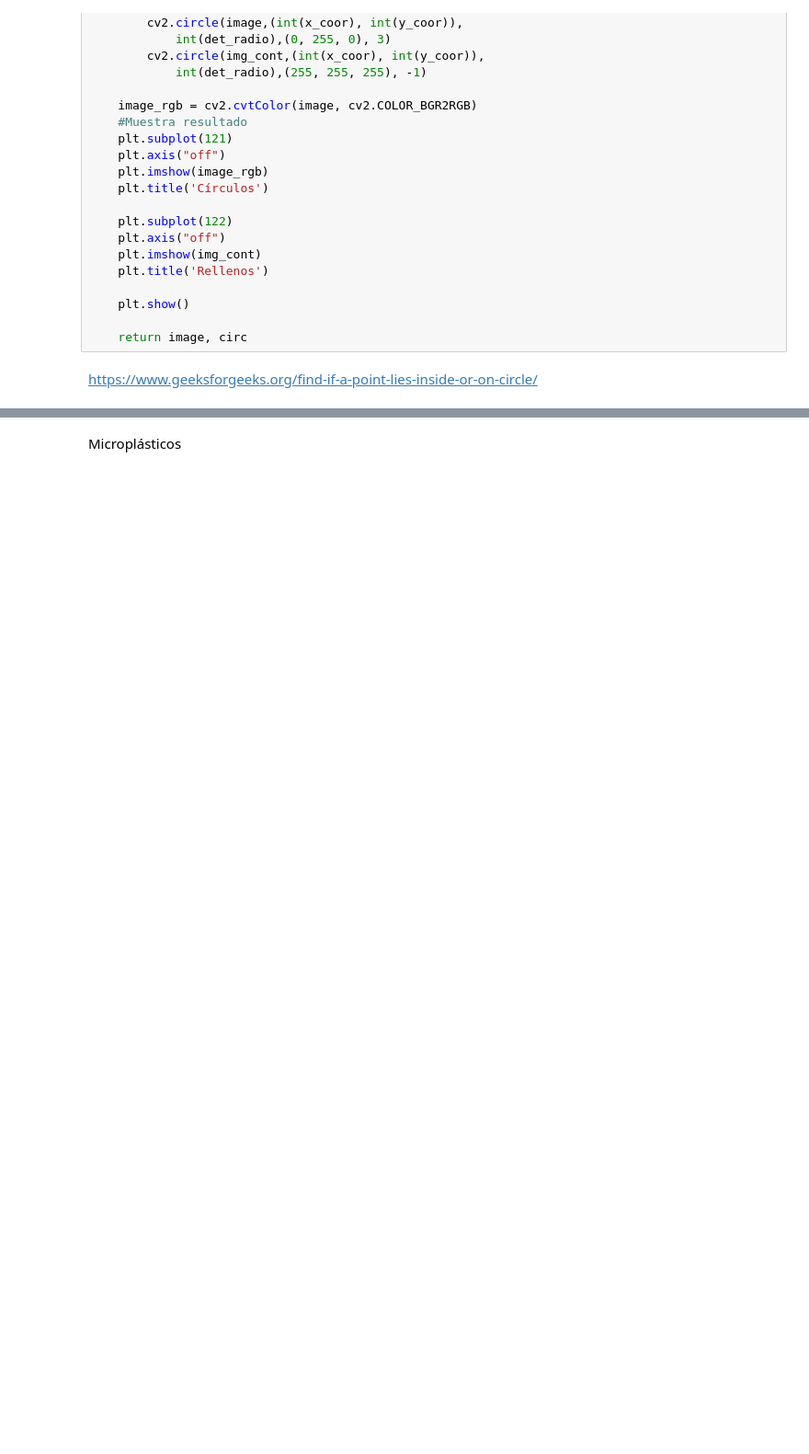
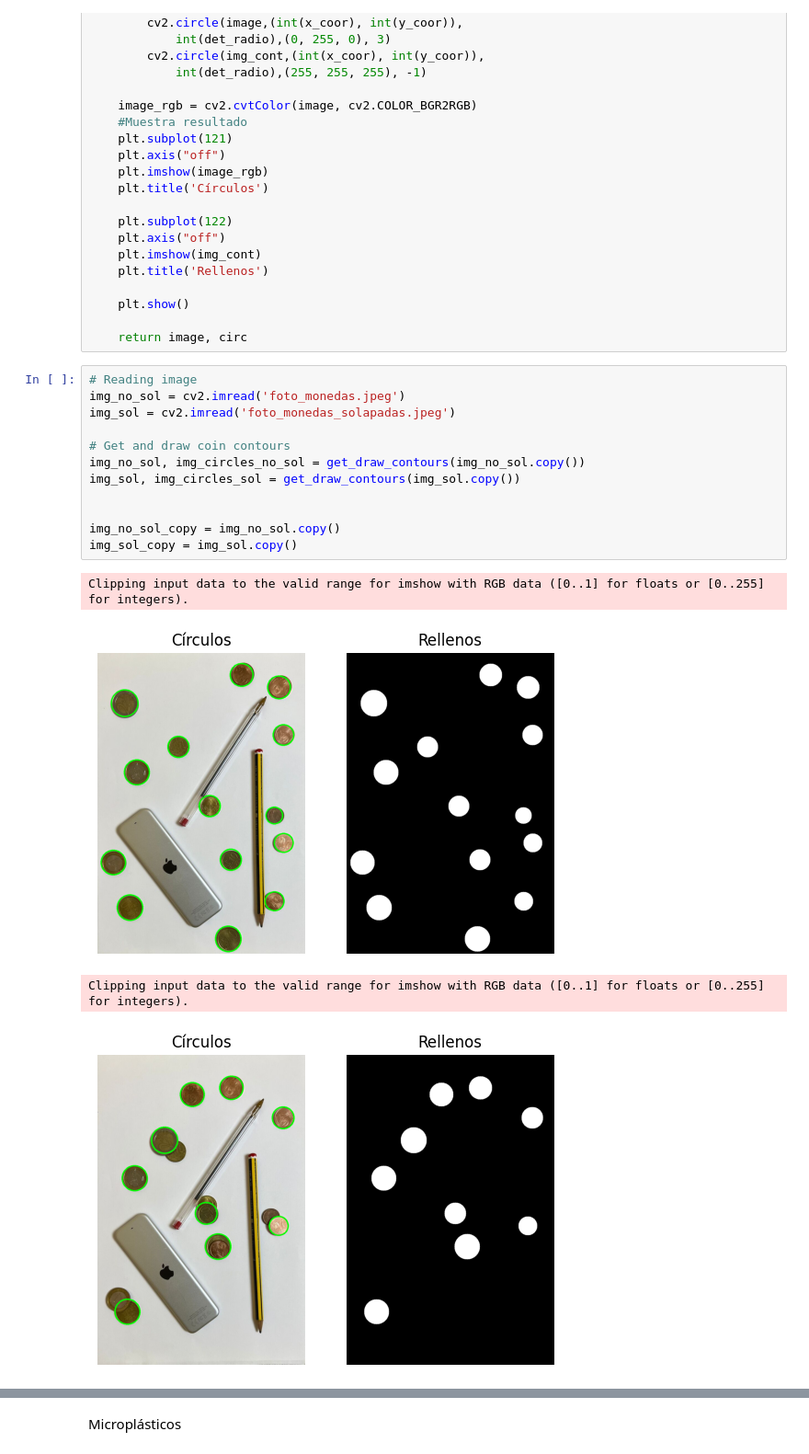
Before and after one commit to raulmat19/Vision-por-Computador, a Jupyter notebook: Práctica 3/VC_P3.ipynb, the cells around one changed output, grey strips where cells are left out. Shown at 92% size. Saved outputs shown, nothing was run; the diff lists cells and outputs as text; blank space fills up the shorter version.

```diff
--- a/Práctica 3/VC_P3.ipynb
+++ b/Práctica 3/VC_P3.ipynb
@@ -338,5 +349,20 @@ def get_draw_contours(image):
     plt.show()
 
     return image, circ
-# %% [markdown]
-https://www.geeksforgeeks.org/find-if-a-point-lies-inside-or-on-circle/
+# %%
+# Reading image
+img_no_sol = cv2.imread('foto_monedas.jpeg')
+img_sol = cv2.imread('foto_monedas_solapadas.jpeg')
+
+# Get and draw coin contours
+img_no_sol, img_circles_no_sol = get_draw_contours(img_no_sol.copy())
+img_sol, img_circles_sol = get_draw_contours(img_sol.copy())
+
+
+img_no_sol_copy = img_no_sol.copy()
+img_sol_copy = img_sol.copy()
+# %% [output]
+Clipping input data to the valid range for imshow with RGB data ([0..1] for floats or [0..255] for integers).
+[figure, added]
+Clipping input data to the valid range for imshow with RGB data ([0..1] for floats or [0..255] for integers).
+[figure, added]
```
Also changed, not shown: parts of 15 cells of this notebook.
